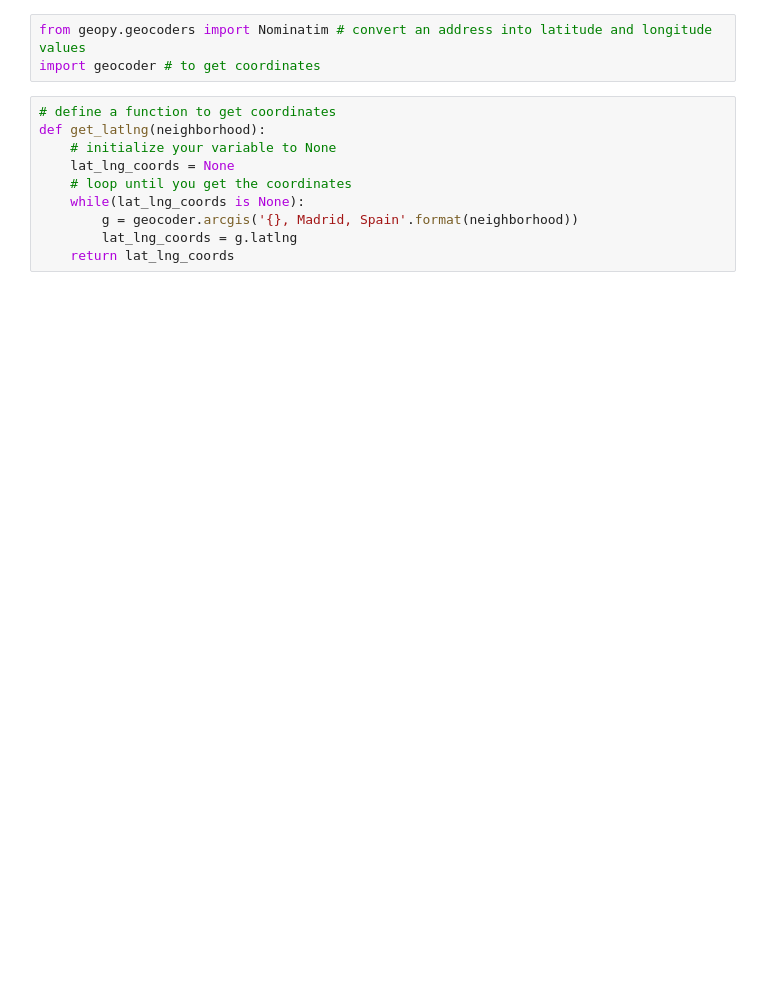
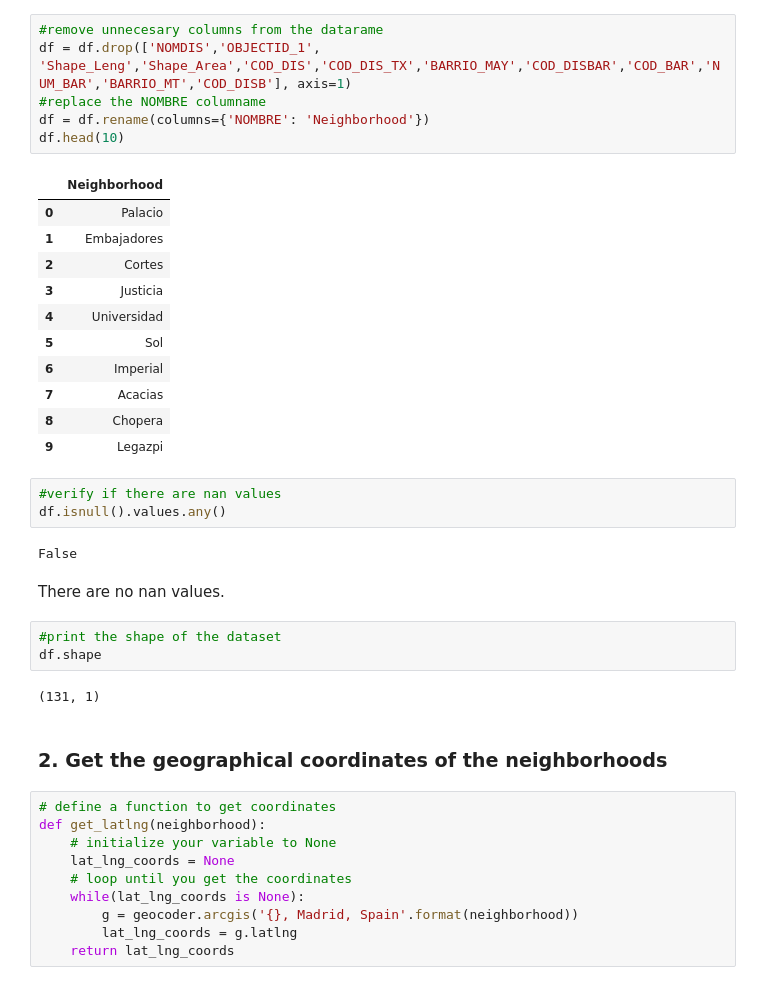
Before and after one commit to mikel-hernandezj/Coursera_Capstone, a Jupyter notebook: Capstone Project - Part II/Capstone_Project_Notebook.ipynb, the cells around one changed output. Cells and saved outputs as stored; diff of their text form; blank space fills up the shorter version.

```diff
--- a/Capstone Project - Part II/pruebas.ipynb
+++ b/Capstone Project - Part II/Capstone_Project_Notebook.ipynb
@@ -29,6 +58,35 @@ array(['Centro', 'Arganzuela', 'Retiro', 'Salamanca', 'Chamart�n',
-# %%
-from geopy.geocoders import Nominatim # convert an address into latitude and longitude values
-import geocoder # to get coordinates
+# %%
+#remove unnecesary columns from the datarame
+df = df.drop(['NOMDIS','OBJECTID_1', 'Shape_Leng','Shape_Area','COD_DIS','COD_DIS_TX','BARRIO_MAY','COD_DISBAR','COD_BAR','NUM_BAR','BARRIO_MT','COD_DISB'], axis=1)
+#replace the NOMBRE columname
+df = df.rename(columns={'NOMBRE': 'Neighborhood'})
+df.head(10)
+# %% [output]
+|  | Neighborhood |
+| 0 | Palacio |
+| 1 | Embajadores |
+| 2 | Cortes |
+| 3 | Justicia |
+| 4 | Universidad |
+| 5 | Sol |
+| 6 | Imperial |
+| 7 | Acacias |
+| 8 | Chopera |
+| 9 | Legazpi |
+# %%
+#verify if there are nan values
+df.isnull().values.any()
+# %% [output]
+False
+# %% [markdown]
+There are no nan values.
+# %%
+#print the shape of the dataset
+df.shape
+# %% [output]
+(131, 1)
+# %% [markdown]
+### 2. Get the geographical coordinates of the neighborhoods
 # %%
 # define a function to get coordinates
 def get_latlng(neighborhood):
```
Also changed, not shown: parts of 24 cells of this notebook, 1 other file.
